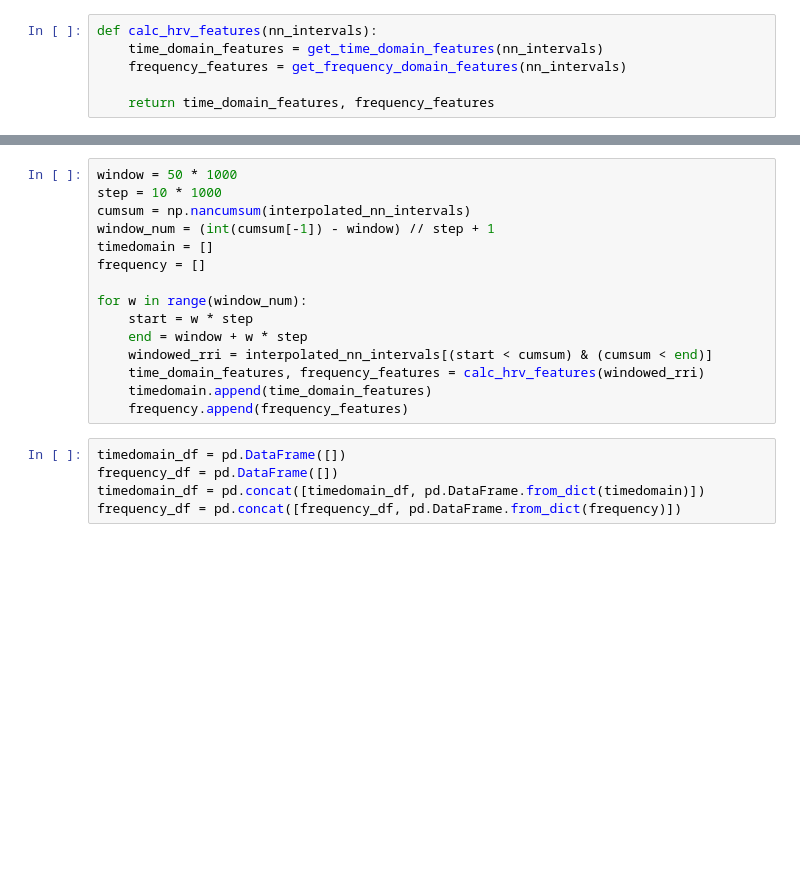
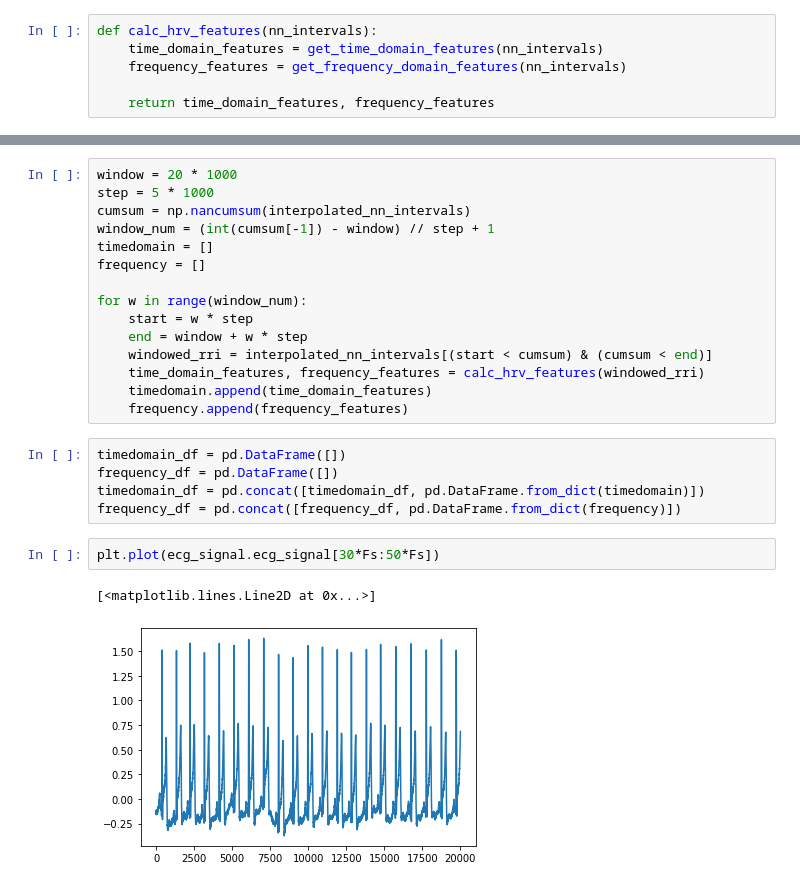
Before and after one commit to tabineko/stress-analysis, a Jupyter notebook: src/stress_relax_hrv.ipynb, the cells around one changed output, grey strips where cells are left out. Cells and saved outputs as stored; diff of their text form; blank space fills up the shorter version.

```diff
--- a/src/stress_relax_hrv.ipynb
+++ b/src/stress_relax_hrv.ipynb
@@ -82,6 +88,6 @@ rri_int, interpolated_rr_intervals, nn_intervals_list, interpolated_nn_intervals
 # %%
-window = 50 * 1000
-step = 10 * 1000
+window = 20 * 1000
+step = 5 * 1000
 cumsum = np.nancumsum(interpolated_nn_intervals)
 window_num = (int(cumsum[-1]) - window) // step + 1
 timedomain = []
@@ -99,6 +105,11 @@ timedomain_df = pd.DataFrame([])
 frequency_df = pd.DataFrame([])
 timedomain_df = pd.concat([timedomain_df, pd.DataFrame.from_dict(timedomain)])
 frequency_df = pd.concat([frequency_df, pd.DataFrame.from_dict(frequency)])
+# %%
+plt.plot(ecg_signal.ecg_signal[30*Fs:50*Fs])
+# %% [output]
+[<matplotlib.lines.Line2D at 0x...>]
+[figure, added]
 # %%
 timedomain_df.head()
 # %% [output]
```
Also changed, not shown: parts of 12 cells of this notebook.
